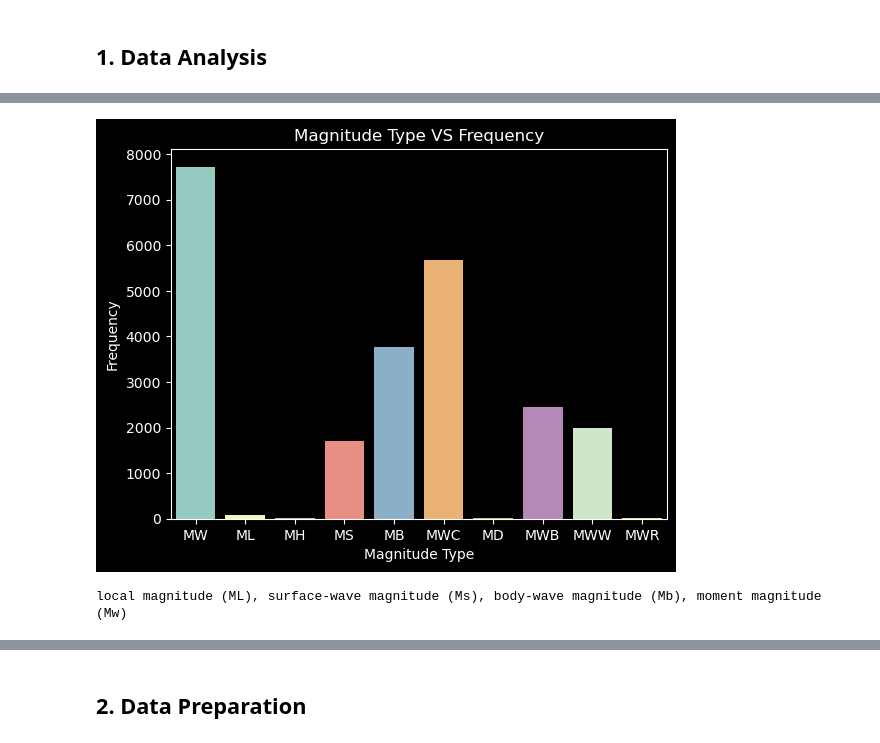
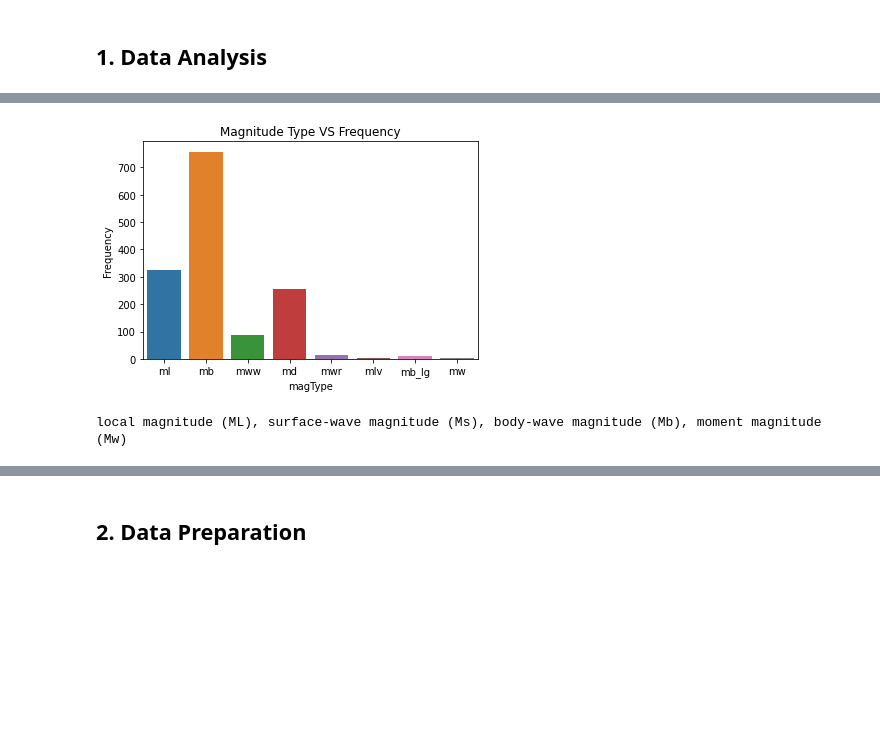
Before and after one commit to Andre-Gilbert/Earthquake-Prediction, a Jupyter notebook: ml/earthquake_prediction.ipynb, the cells around one changed output, grey strips where cells are left out. Cells and saved outputs as stored; diff of their text form; code cells hidden in the pictures; blank space fills up the shorter version.

```diff
--- a/ml/earthquake_prediction.ipynb
+++ b/ml/earthquake_prediction.ipynb
@@ -17,7 +20,7 @@ from sklearn import preprocessing, model_selection, linear_model
 # %% [markdown]
 ## 0. Setup
 # %%
-filepath = './data/database.csv'
+filepath = './data/earthquakes_last_30_days.csv'
 # %% [markdown]
 ## 1. Data Analysis
 # %%
@@ -111,11 +114,11 @@ plt.show()
 # %%
-sns.countplot(data=df, x='Magnitude Type')
+sns.countplot(data=df, x='magType')
 plt.ylabel('Frequency')
 plt.title('Magnitude Type VS Frequency')
 plt.show()
 
 print('local magnitude (ML), surface-wave magnitude (Ms), body-wave magnitude (Mb), moment magnitude (Mw)')
 # %% [output]
-[figure, old version]
+[figure, new version]
 local magnitude (ML), surface-wave magnitude (Ms), body-wave magnitude (Mb), moment magnitude (Mw)
 # %%
```
Also changed, not shown: parts of 22 cells of this notebook, 2 other files.
